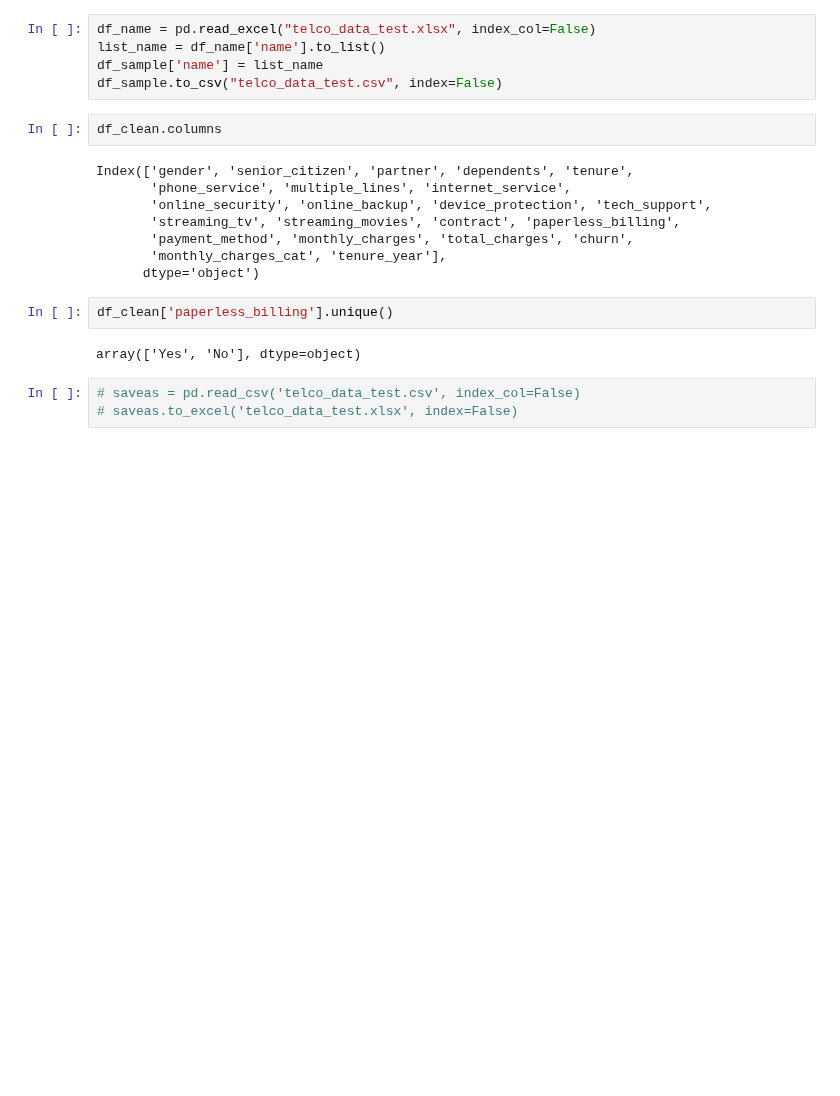
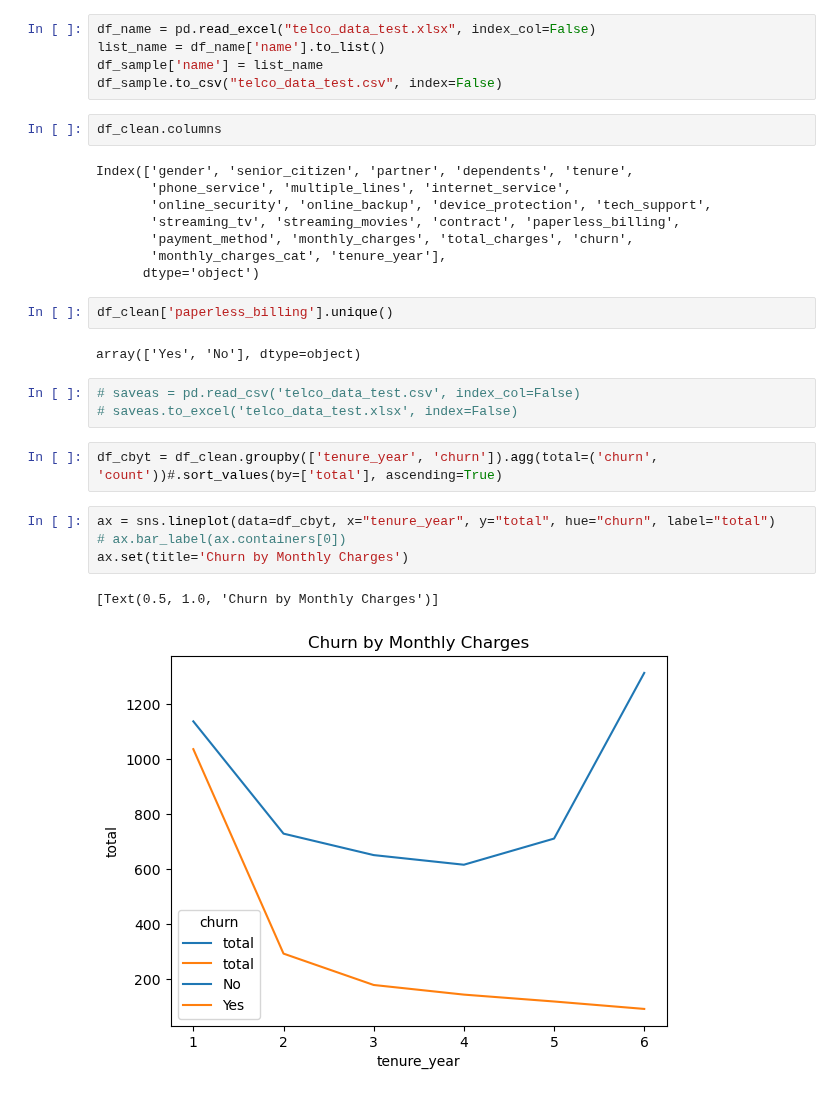
Before and after one commit to FTDS-assignment-bay/p2-final-project-ftds-001-sby-group-001, a Jupyter notebook: data_engineer.ipynb, the cells around one changed output. Cells and saved outputs as stored; diff of their text form; blank space fills up the shorter version.

```diff
--- a/data_engineer.ipynb
+++ b/data_engineer.ipynb
@@ -313,3 +313,12 @@ array(['Yes', 'No'], dtype=object)
 # %%
 # saveas = pd.read_csv('telco_data_test.csv', index_col=False)
 # saveas.to_excel('telco_data_test.xlsx', index=False)
+# %%
+df_cbyt = df_clean.groupby(['tenure_year', 'churn']).agg(total=('churn', 'count'))#.sort_values(by=['total'], ascending=True)
+# %%
+ax = sns.lineplot(data=df_cbyt, x="tenure_year", y="total", hue="churn", label="total")
+# ax.bar_label(ax.containers[0])
+ax.set(title='Churn by Monthly Charges')
+# %% [output]
+[Text(0.5, 1.0, 'Churn by Monthly Charges')]
+[figure, added]
```
Also changed, not shown: 7 other files.
